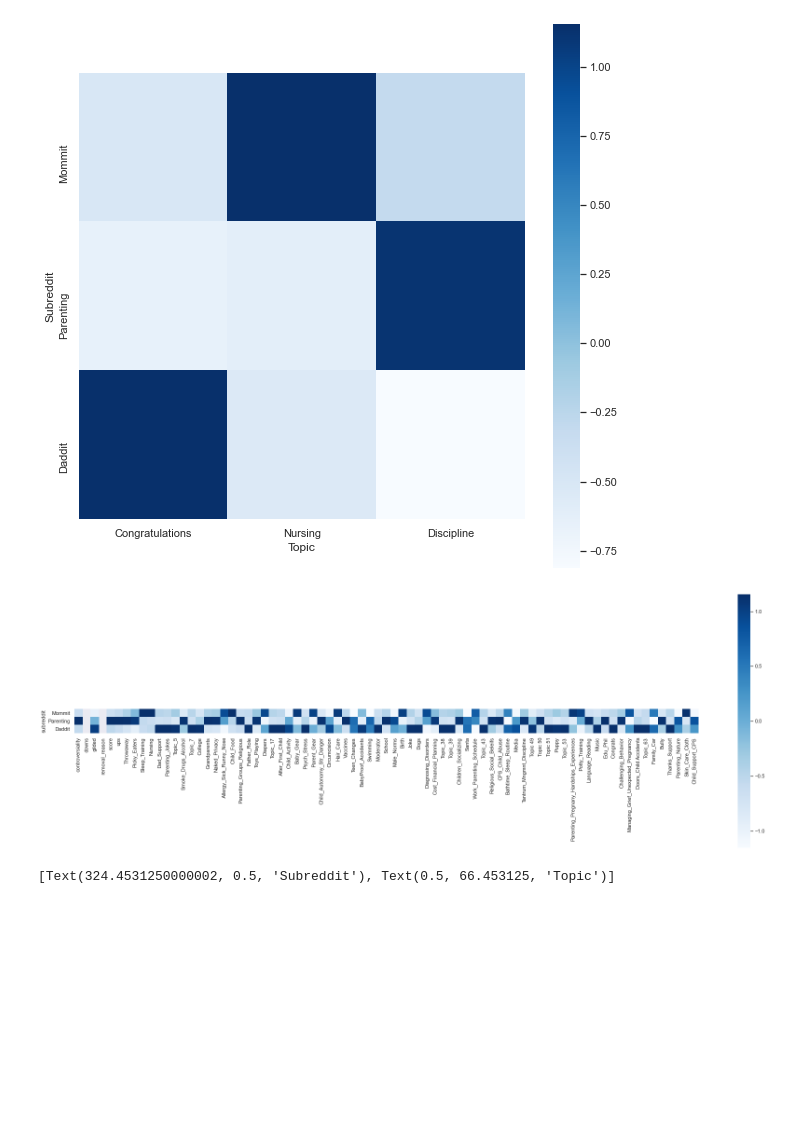
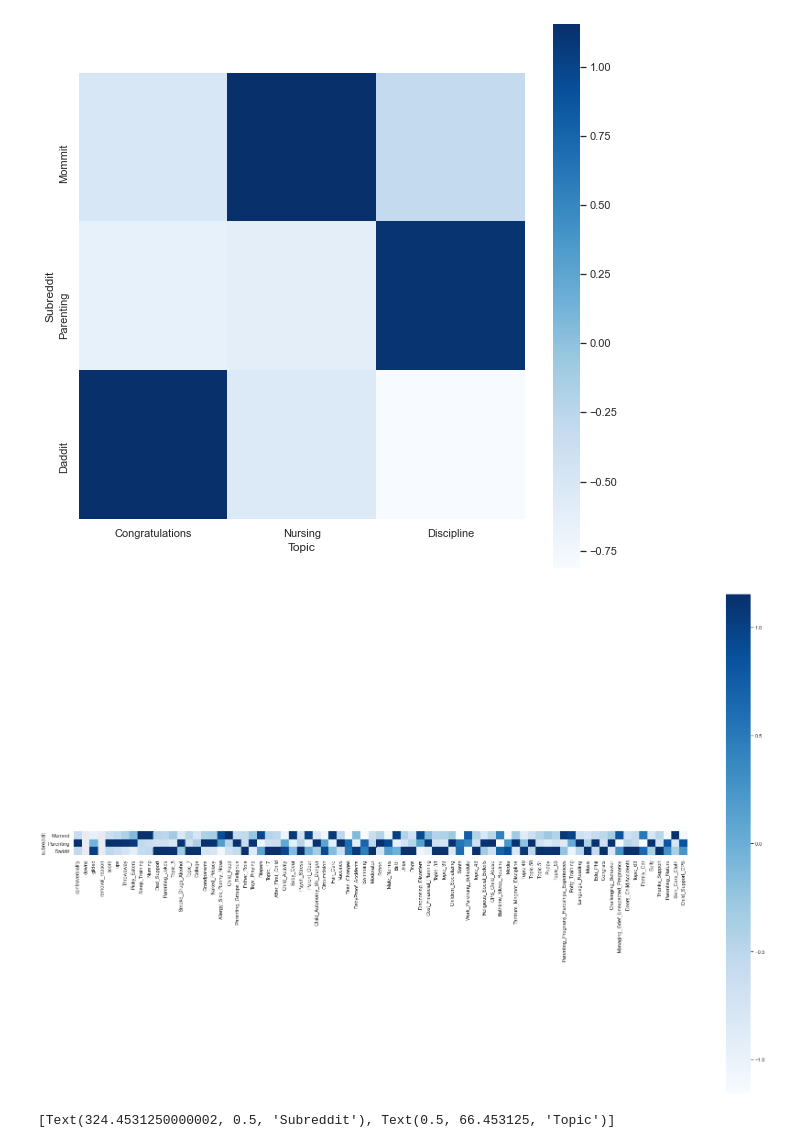
Before and after one commit to tawfiqam/Parenting_Throwaway_CSCW_2019, a Jupyter notebook: Parenting_LDA.ipynb, the cells around one changed output. Saved outputs shown, nothing was run; the diff lists cells and outputs as text; code cells hidden in the pictures; blank space fills up the shorter version.

```diff
--- a/Parenting_LDA.ipynb
+++ b/Parenting_LDA.ipynb
@@ -151,11 +91,11 @@ ax.set(xlabel="Topic", ylabel = "Subreddit")
 [Text(66.453125, 0.5, 'Subreddit'), Text(0.5, 115.05312499999997, 'Topic')]
 [figure]
 # %%
-plt.figure(figsize=(30,10))
+plt.figure(figsize=(30,20))
 
 ax = sns.heatmap(normalized_df, cmap="Blues", yticklabels=y_axis_labels ,square=True)
 # %% [output]
-[figure, old version]
+[figure, new version]
 # %%
 import matplotlib.pyplot as plt
 df2 = normalized_df[['Allergy_Sick_Runny_Nose','Baby_Gear','Birth','Potty_Training']]
```
Also changed, not shown: parts of 11 cells of this notebook, 2 other files.
